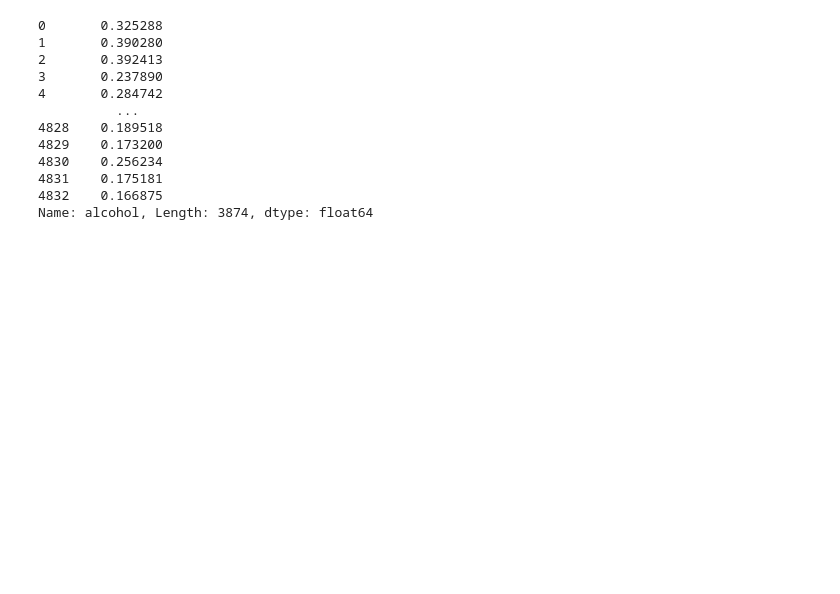
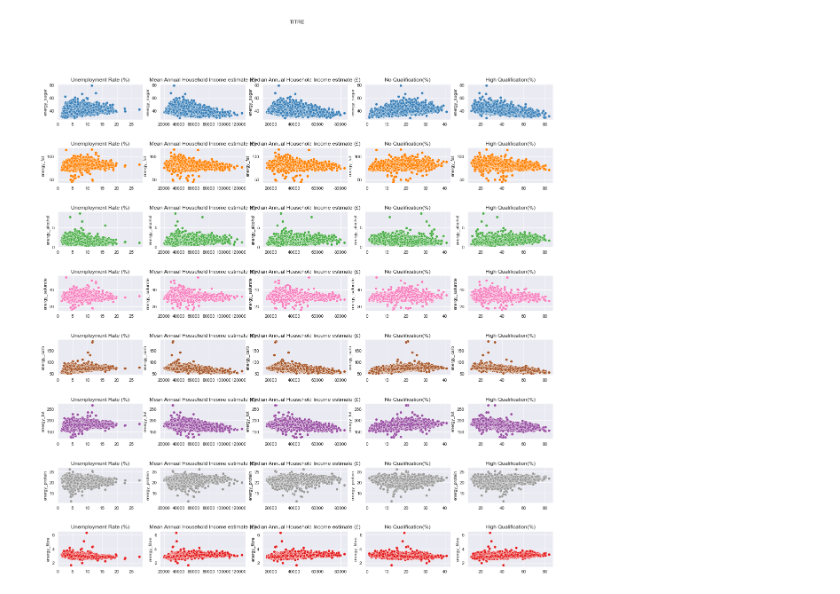
Before and after one commit to epfl-ada/ada-2020-project-milestone-p3-p3_datak, a Jupyter notebook: Milestone_p4.ipynb, the cells around one changed output. Saved outputs shown, nothing was run; the diff lists cells and outputs as text; code cells hidden in the pictures; blank space fills up the shorter version.

```diff
--- a/Milestone_p4.ipynb
+++ b/Milestone_p4.ipynb
@@ -122,15 +156,17 @@ plt.show()
-# %%
-df_representativ.alcohol
-# %% [output]
-0       0.325288
-1       0.390280
-2       0.392413
-3       0.237890
-4       0.284742
-          ...
-4828    0.189518
-4829    0.173200
-4830    0.256234
-4831    0.175181
-4832    0.166875
-Name: alcohol, Length: 3874, dtype: float64
+# %%
+#creating plots to show correlations
+fig, axs = plt.subplots(8, 5,figsize=(20,20))
+plt.subplots_adjust(hspace = 0.8)
+
+fig.suptitle('TITRE')
+CB_color_cycle = ['#377eb8', '#ff7f00', '#4daf4a',
+                  '#f781bf', '#a65628', '#984ea3',
+                  '#999999', '#e41a1c']
+
+for j in nutriments:
+    for i in id_indicators:
+        plot=sns.scatterplot(ax=axs[nutriments.index(j),id_indicators.index(i)],x=i,y=j,data=df_representativ,color=CB_color_cycle[nutriments.index(j)])
+        plot.set(xlabel=None)
+        axs[nutriments.index(j),id_indicators.index(i)].set_title(i)
+# %% [output]
+[figure, added]
```
Also changed, not shown: parts of 7 cells of this notebook.
